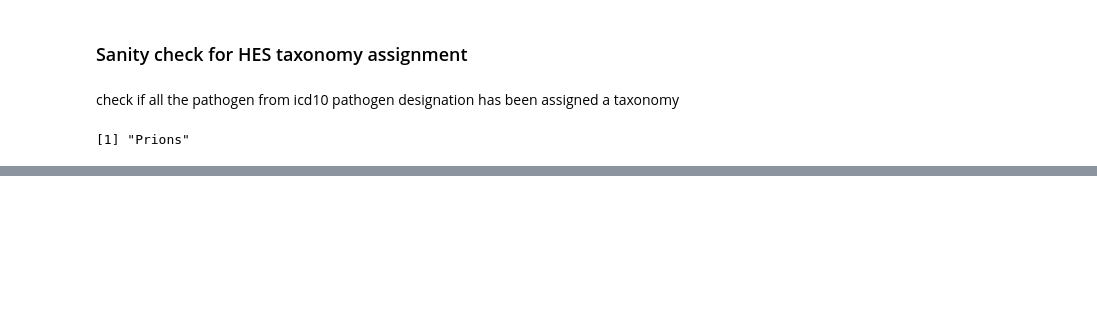
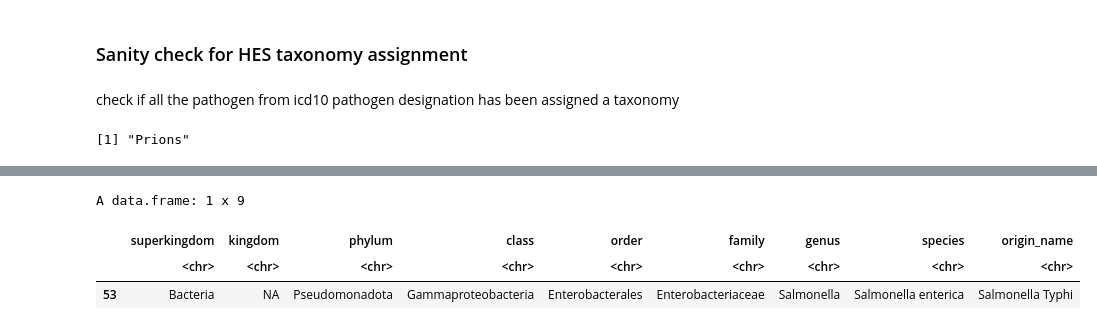
Before and after one commit to stevenpur/bugbank_analysis, a Jupyter notebook: sanity_check.ipynb, the cells around one changed output, grey strips where cells are left out. Saved outputs shown, nothing was run; the diff lists cells and outputs as text; code cells hidden in the pictures; blank space fills up the shorter version.

```diff
--- a/sanity_check.ipynb
+++ b/sanity_check.ipynb
@@ -125,0 +195,7 @@ setdiff(path_desc$org_name, hes_tax$origin_name)
+# %%
+hes_tax[which(hes_tax$origin_name == "Salmonella Typhi"), ]
+# %% [output]
+A data.frame: 1 x 9
+|  | superkingdom | kingdom | phylum | class | order | family | genus | species | origin_name |
+|  | <chr> | <chr> | <chr> | <chr> | <chr> | <chr> | <chr> | <chr> | <chr> |
+| 53 | Bacteria | NA | Pseudomonadota | Gammaproteobacteria | Enterobacterales | Enterobacteriaceae | Salmonella | Salmonella enterica | Salmonella Typhi |
```
Also changed, not shown: parts of 7 cells of this notebook, 7 other files.
